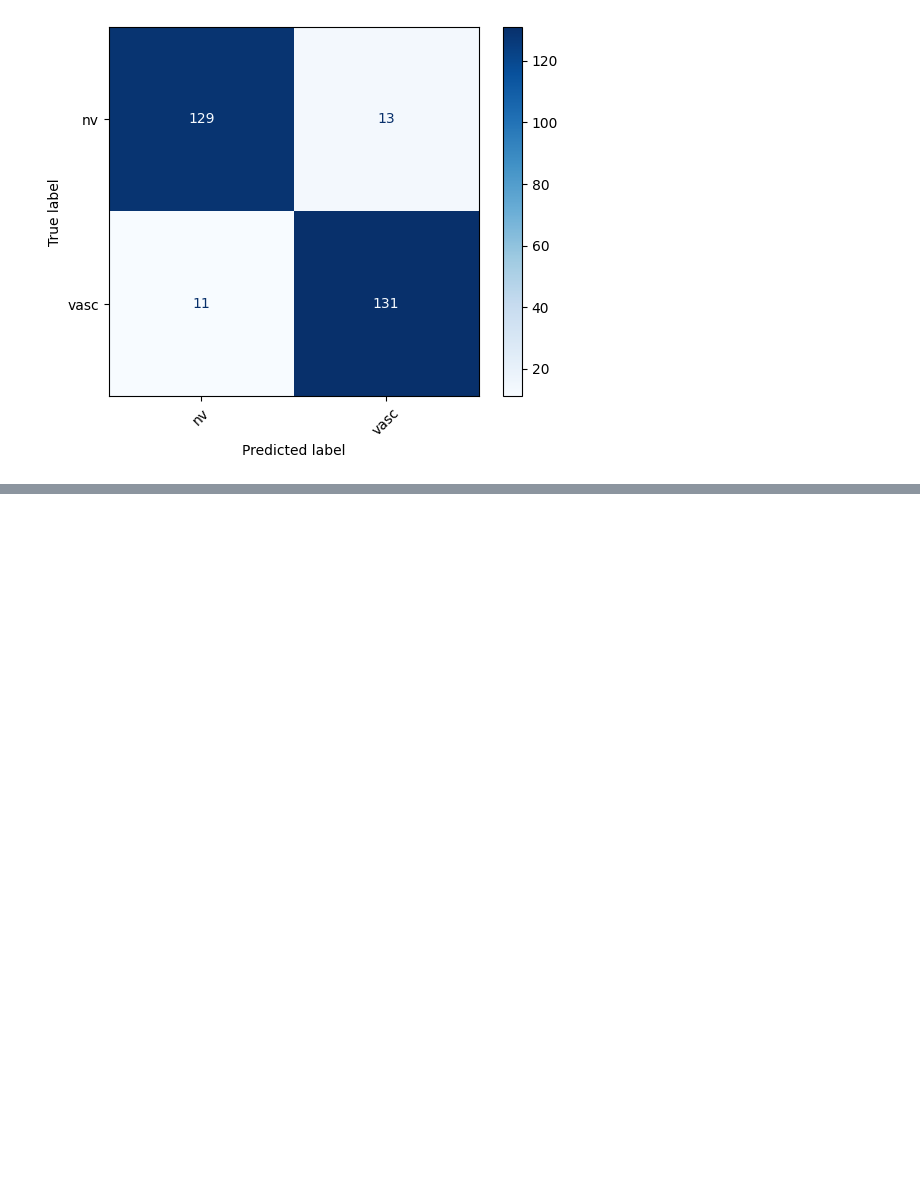
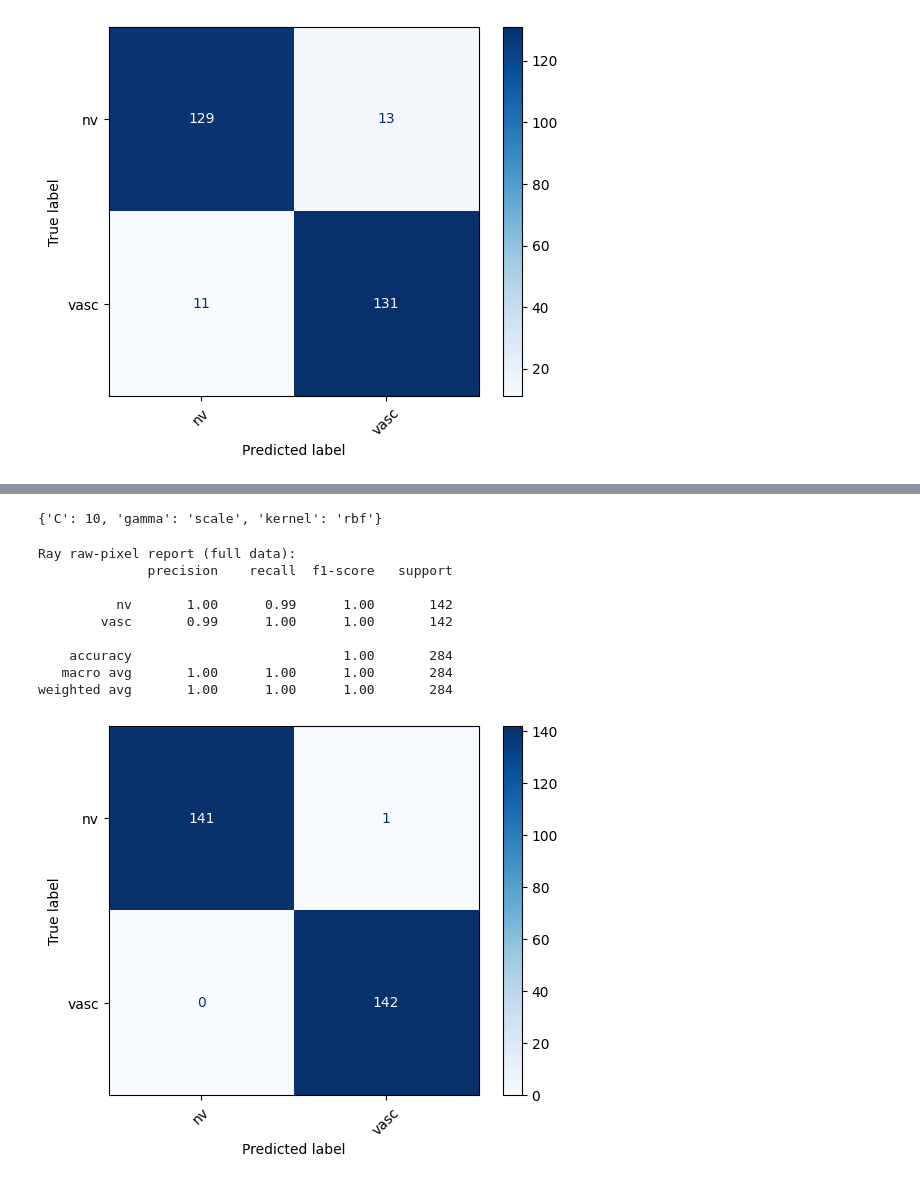
Before and after one commit to WSm-77/distributed_systems, a Jupyter notebook: skin_cancer/classify_skin_cancer_ray.ipynb, the cells around one changed output, grey strips where cells are left out. Cells and saved outputs as stored; diff of their text form; code cells hidden in the pictures; blank space fills up the shorter version.

Commit message:
feat: implement models tunning with ray framework

```diff
--- a/skin_cancer/classify_skin_cancer_ray.ipynb
+++ b/skin_cancer/classify_skin_cancer_ray.ipynb
@@ -496,0 +511,27 @@ weighted avg       0.92      0.92      0.92       284
+# %%
+def train_svm_tune_ray(config, X, y, seed):
+    model = train_svm(config, X, y, seed)
+    model.fit(X, y)
+    pred = model.predict(X)
+    tune.report({"f1_macro": float(f1_score(y, pred, average="macro"))})
+# %%
+param_space = {
+    "C": tune.grid_search([0.1, 1, 10, 100]),
+    "gamma": tune.grid_search(["scale", 0.01, 0.1, 1.0]),
+    "kernel": tune.grid_search(["rbf", "linear"]),
+}
+
+tuner = Tuner(
+    tune.with_parameters(
+        train_svm_tune_ray,
+        X=X_raw_train_flat,
+        y=y_raw_train,
+        seed=RANDOM_STATE,
+    ),
+    param_space=param_space,
+    tune_config=TuneConfig(metric="f1_macro", mode="max"),
+)
+
+result_grid = tuner.fit()
+best_result = result_grid.get_best_result()
+best_config = best_result.config
@@ -496,0 +542,20 @@ weighted avg       0.92      0.92      0.92       284
+# %%
+best_config
+# %% [output]
+{'C': 10, 'gamma': 'scale', 'kernel': 'rbf'}
+# %%
+svm_tunned_ray = train_svm(best_config, X_raw_train_flat, y_raw_train, seed=RANDOM_STATE)
+# %%
+print("Ray raw-pixel report (full data):")
+summarize_classification(y_true=y_raw, y_pred=svm_tunned_ray.predict(X_raw_flat), labels=label_names)
+# %% [output]
+Ray raw-pixel report (full data):
+              precision    recall  f1-score   support
+
+          nv       1.00      0.99      1.00       142
+        vasc       0.99      1.00      1.00       142
+
+    accuracy                           1.00       284
+   macro avg       1.00      1.00      1.00       284
+weighted avg       1.00      1.00      1.00       284
+[figure, added]
```
Also changed, not shown: parts of 11 cells of this notebook.
